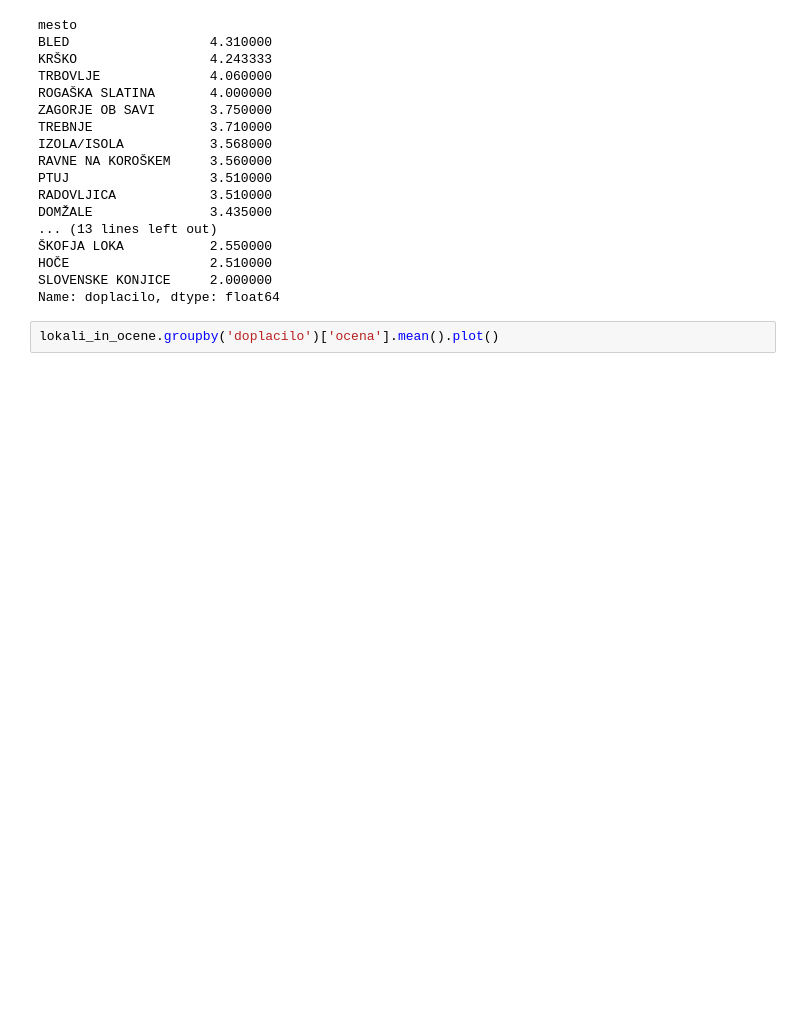
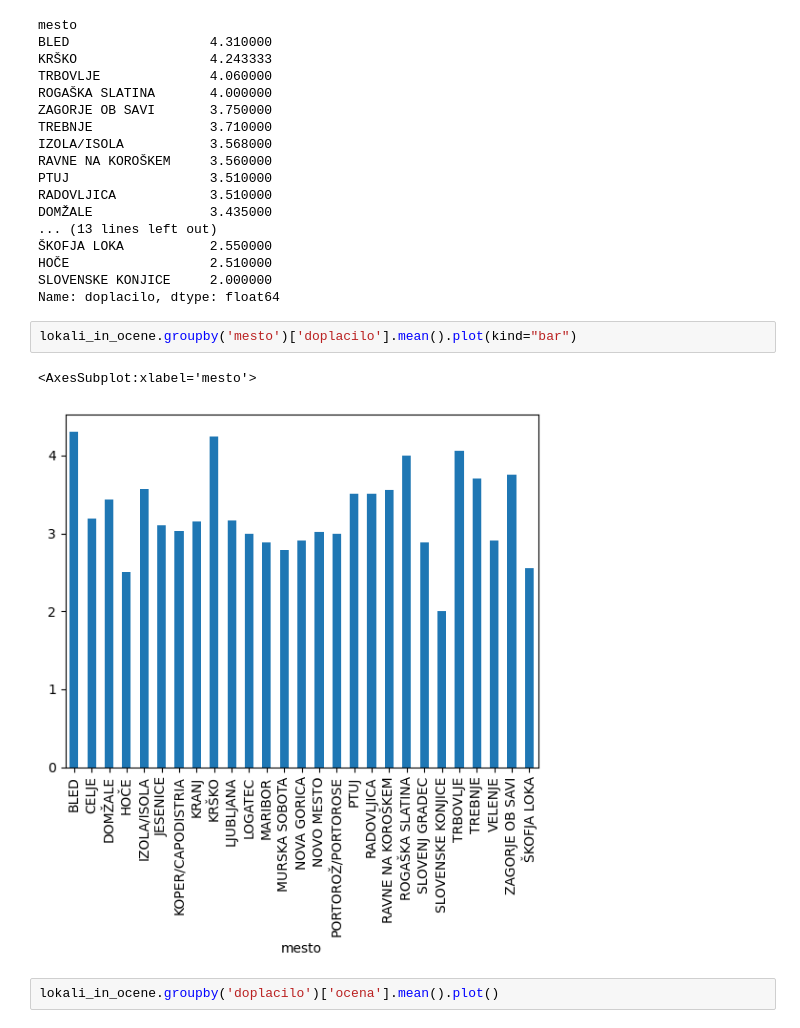
Before and after one commit to Valerij15/Studentska-prehrana, a Jupyter notebook: analiza.ipynb, the cells around one changed output. Drawn from its saved outputs; the diff is of its cells as text; blank space fills up the shorter version.

```diff
--- a/analiza.ipynb
+++ b/analiza.ipynb
@@ -141,6 +142,11 @@ DOMŽALE               3.435000
 HOČE                  2.510000
 SLOVENSKE KONJICE     2.000000
 Name: doplacilo, dtype: float64
+# %%
+lokali_in_ocene.groupby('mesto')['doplacilo'].mean().plot(kind="bar")
+# %% [output]
+<AxesSubplot:xlabel='mesto'>
+[figure, added]
 # %%
 lokali_in_ocene.groupby('doplacilo')['ocena'].mean().plot()
 # %% [output]
```
Also changed, not shown: parts of 4 cells of this notebook.
